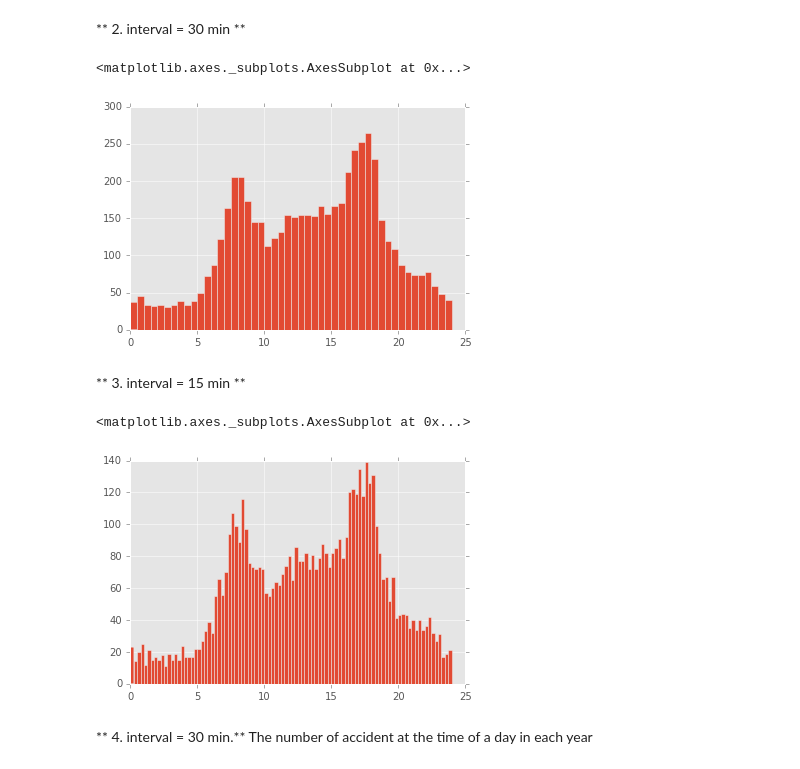
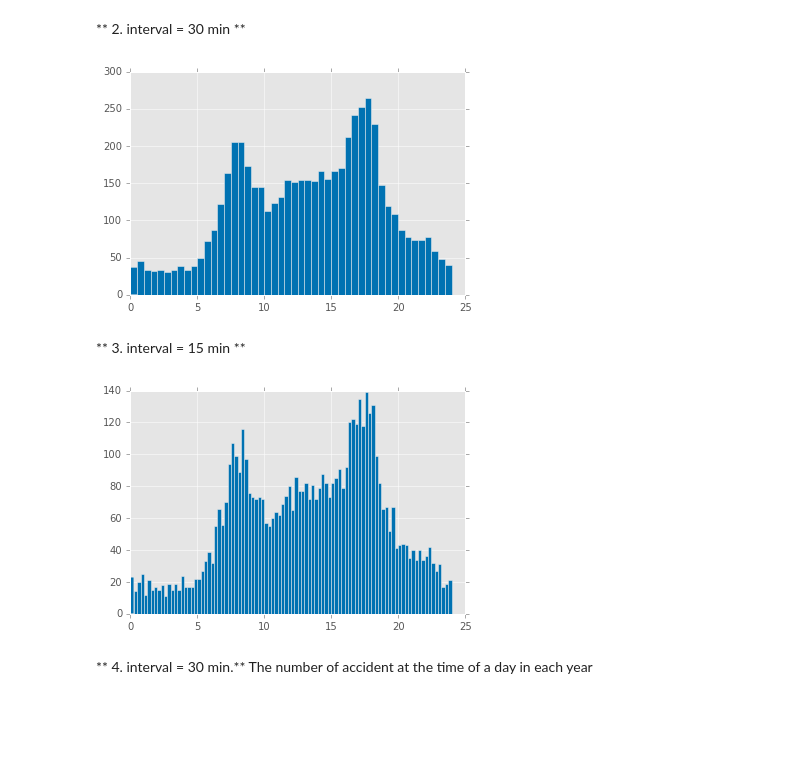
Before and after one commit to evxu/road-safety-project, a Jupyter notebook: Data_Exploration_3.ipynb, the cells around one changed output. Saved outputs shown, nothing was run; the diff lists cells and outputs as text; code cells hidden in the pictures; blank space fills up the shorter version.

```diff
--- a/Data_Exploration_3.ipynb
+++ b/Data_Exploration_3.ipynb
@@ -691,8 +688,7 @@ the number of bins = 52
 # %%
-import time
 years = ['2009', '2010', '2011', '2012', '2013', '2014', '2015']
 nfig = 0
-fig, axes = plt.subplots(nrows=3, ncols=3)
+fig, axes = plt.subplots(nrows=2, ncols=4)
 for year in years:
     df = pd.read_csv('data2/Accidents_' + year + '.csv',low_memory=False)
     date = df['Date'].values
@@ -700,10 +696,11 @@ for year in years:
     month = pd.Series([0]*n)
     i = 0
     for d in date:
-        timeArray = time.strptime(d, "%d/%m/%Y")
-        month[i] = int(time.mktime(timeArray))
+        m = d.split('/')[1]
+        month[i] = m
         i+=1
-    month.hist(bins = 52, ax=axes[int(nfig/3), nfig%3], figsize = (10,10))
-    axes[int(nfig/3), nfig%3].set_title(year);
-    nfig+=1
+    month.hist(bins = 4, ax=axes[int(nfig/4), nfig%4], figsize = (12,6),color = '#0072B2')
+    axes[int(nfig/4), nfig%4].set_title(year);
+    nfig += 1
+plt.savefig('image/accident_num_highways_3month_allyear.eps',format="eps",transparent=True, bbox_inches='tight', pad_inches=0.1)
 # %% [output]
@@ -727,7 +752,7 @@ for year in years:
         timeArray = time.strptime(d, "%d/%m/%Y")
         month[i] = int(time.mktime(timeArray))
         i+=1
-    month.hist(bins = 24, ax=axes[int(nfig/3), nfig%3], figsize = (10,10))
+    month.hist(bins = 24, ax=axes[int(nfig/3), nfig%3], figsize = (10,10),color = '#0072B2')
     axes[int(nfig/3), nfig%3].set_title(year);
     nfig+=1
 # %% [output]
@@ -734,0 +762,17 @@ for year in years:
+# %%
+years = ['2009', '2010', '2011', '2012', '2013', '2014', '2015']
+nfig = 1
+plt.figure(figsize = (10,8))
+for year in years:
+    df = pd.read_csv('data2/Accidents_' + year + '.csv',low_memory=False)
+    day = df['Day_of_Week']
+
+    day = day.value_counts()
+    day = day.reindex(range(1,8))
+    plt.subplot(3,3,nfig)
+    plt.bar(day.index, day.values,align = 'center')
+    labels = ['Sunday', 'Monday', 'Tuesday', 'Wednesday', 'Thursday', 'Friday', 'Saturday']
+    plt.xticks(day.index, labels, rotation= 45)
+    plt.title(year)
+    nfig += 1
+plt.savefig('image/accident_num_highways_weekday_allyear.eps',format="eps",transparent=True, bbox_inches='tight', pad_inches=0.1)
@@ -798,26 +844,26 @@ for t in times:
     hm = t.split(':')
     hour[i] = float(hm[0]) + float(hm[1])/60
     i+=1
-hour.hist(bins = 48)
+hour.hist(bins = 48,color = '#0072B2')
+plt.savefig('image/accident_num_highways_time48_2014.eps',format="eps",transparent=True, bbox_inches='tight', pad_inches=0.1)
 # %% [output]
-<matplotlib.axes._subplots.AxesSubplot at 0x...>
-[figure, old version]
+[figure, new version]
 # %% [markdown]
 ** 3. interval = 15 min **
 # %%
 df = pd.read_csv('data2/Accidents_2014.csv',low_memory=False)
 times = df['Time'].values
 n = len(times)
 hour = pd.Series([0.0]*n)
 i = 0
 for t in times:
     hm = t.split(':')
     hour[i] = float(hm[0]) + float(hm[1])/60
     i+=1
-hour.hist(bins = 96)
+hour.hist(bins = 96, color = '#0072B2')
+plt.savefig('image/accident_num_highways_time96_2014.eps',format="eps",transparent=True, bbox_inches='tight', pad_inches=0.1)
 # %% [output]
-<matplotlib.axes._subplots.AxesSubplot at 0x...>
-[figure, old version]
+[figure, new version]
 # %% [markdown]
 ** 4. interval = 30 min.**
 The number of accident at the time of a day in each year
```
Also changed, not shown: parts of 11 cells of this notebook, 12 other files.
